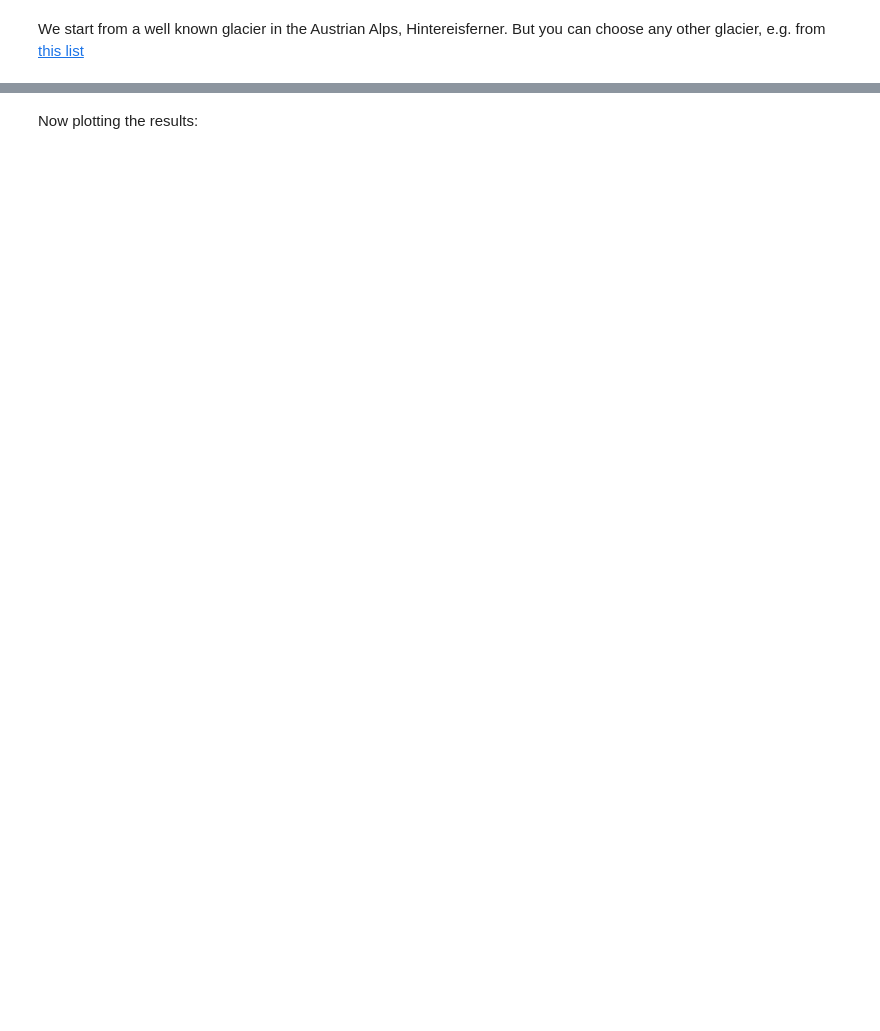
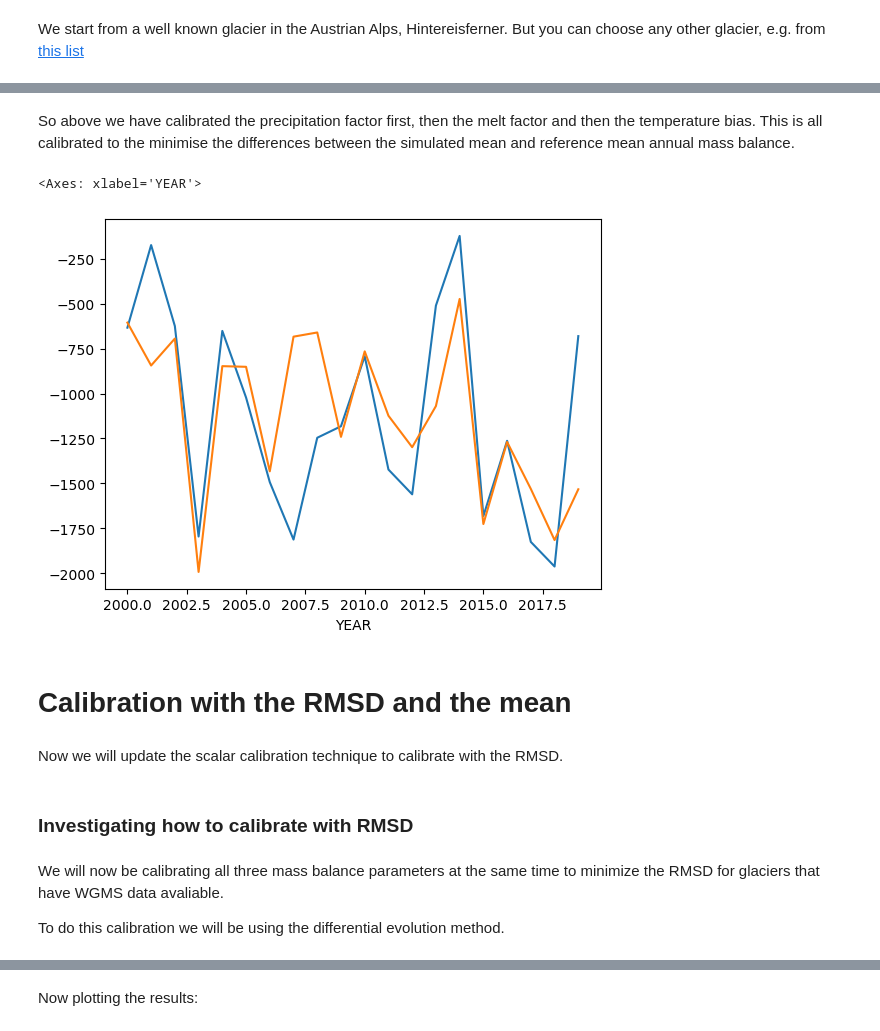
Before and after one commit to chloe-hancock/tutorials-runoff, a Jupyter notebook: notebooks/tutorials/calibration_with_rmsd.ipynb, the cells around one changed output, grey strips where cells are left out. Saved outputs shown, nothing was run; the diff lists cells and outputs as text; code cells hidden in the pictures; blank space fills up the shorter version.

Commit message:
Added two notebooks for alternative calibrations, with mean/std and rmsd

```diff
--- a/notebooks/tutorials/calibration_with_rmsd.ipynb
+++ b/notebooks/tutorials/calibration_with_rmsd.ipynb
@@ -110,3 +492,35 @@ Now calibrating the prcp_fac to the RMSE, then calibrating melt_f and temp_bias
+# %% [markdown]
+So above we have calibrated the precipitation factor first, then the melt factor and then the temperature bias. This is all calibrated to the minimise the differences between the simulated mean and reference mean annual mass balance.
+# %%
+mbdf['in_situ_mb'] = gdir_hef.get_ref_mb_data().loc[2000:2019]['ANNUAL_BALANCE']
+mbmod = massbalance.MonthlyTIModel(gdir_hef, # Running the simulation with the set parameters
+                                           melt_f=scalar_df['melt_f'],
+                                           prcp_fac=scalar_df['prcp_fac'],
+                                           temp_bias=scalar_df['temp_bias'],
+                                           check_calib_params=False)
+
+
+mbdf['mod_mb_0'] = mbmod.get_specific_mb(fls=gdir_hef.read_pickle('inversion_flowlines'), year=mbdf.index)
+
+mbdf['in_situ_mb'] = gdir_hef.get_ref_mb_data().loc[2000:2019]['ANNUAL_BALANCE']
+
+mbdf['in_situ_mb'].plot()
+mbdf['mod_mb_0'].plot()
+
+# The results showing the calibration of prcp_fac with the rsmd minimization and then considering calibrating the last two parameters to match the mean MB
+# %% [output]
+<Axes: xlabel='YEAR'>
+[figure, added]
+# %% [markdown]
+# Calibration with the RMSD and the mean
+# %% [markdown]
+Now we will update the scalar calibration technique to calibrate with the RMSD.
+# %% [markdown]
+### Investigating how to calibrate with RMSD
+# %% [markdown]
+We will now be calibrating all three mass balance parameters at the same time to minimize the RMSD for glaciers that have WGMS data avaliable.
+
+To do this calibration we will be using the differential evolution method.
 # %%
 from oggm.core.massbalance import MonthlyTIModel, calving_mb, decide_winter_precip_factor
 from oggm.exceptions import InvalidParamsError, InvalidWorkflowError
```
Also changed, not shown: parts of 33 cells of this notebook, 1 other file.
